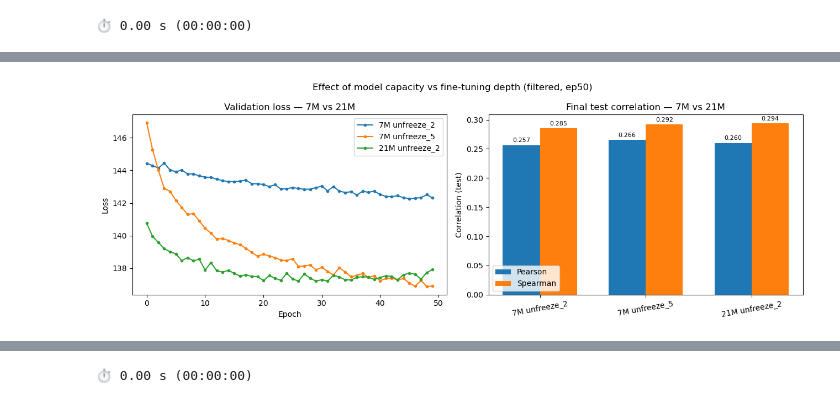
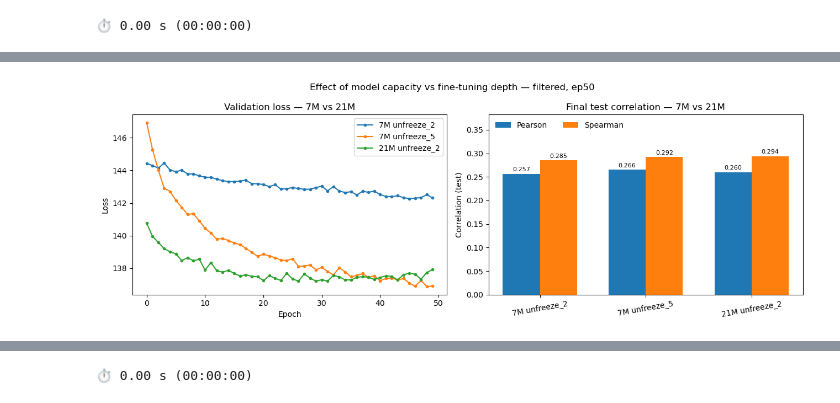
Before and after one commit to ml4rg26-deconvgclip/parnet--globalclip-head, a Jupyter notebook: notebooks/globalclip-head/05_comparison_plots.ipynb, the cells around one changed output, grey strips where cells are left out. Cells and saved outputs as stored; diff of their text form; code cells hidden in the pictures.

```diff
--- a/notebooks/globalclip-head/05_comparison_plots.ipynb
+++ b/notebooks/globalclip-head/05_comparison_plots.ipynb
@@ -157,12 +156,13 @@ axes[1].set_xticks(x)
 axes[1].set_xticklabels(labels)
 axes[1].set_ylabel("Correlation (test)")
 axes[1].set_title("Final test correlation — filtered vs raw")
+axes[1].set_ylim(0, max(pearson_vals + spearman_vals) * 1.25)
 axes[1].legend()
 for i, (p, s) in enumerate(zip(pearson_vals, spearman_vals)):
     axes[1].text(i - w/2, p + 0.005, f"{p:.3f}", ha="center", fontsize=8)
     axes[1].text(i + w/2, s + 0.005, f"{s:.3f}", ha="center", fontsize=8)
 
-plt.suptitle("Impact of outlier filtering (unfreeze_last_2, ep50)")
+plt.suptitle("Impact of outlier filtering — unfreeze_last_2, ep50")
 plt.tight_layout()
 plt.savefig(FIGURES_DIR / "comparison_filtered_vs_raw.png", dpi=150, bbox_inches="tight")
 plt.show()
@@ -184,7 +184,7 @@ for label, run in RUNS_UNFREEZE_DEPTH.items():
 axes[0].set_title("Validation loss — unfreeze depth")
 axes[0].set_xlabel("Epoch")
 axes[0].set_ylabel("Loss")
-axes[0].legend()
+axes[0].legend(loc="center right", bbox_to_anchor=(1.0, 0.6))
 
 # ── Final Pearson/Spearman bars ────────────────────────────────────────────────
 labels, pearson_vals, spearman_vals = [], [], []
@@ -203,12 +203,13 @@ axes[1].set_xticks(x)
 axes[1].set_xticklabels(labels, rotation=15)
 axes[1].set_ylabel("Correlation (test)")
 axes[1].set_title("Final test correlation — unfreeze depth")
-axes[1].legend()
+axes[1].set_ylim(0, max(pearson_vals + spearman_vals) * 1.3)
+axes[1].legend(loc="upper left", ncol=2, frameon=False)
 for i, (p, s) in enumerate(zip(pearson_vals, spearman_vals)):
     axes[1].text(i - w/2, p + 0.005, f"{p:.3f}", ha="center", fontsize=8)
     axes[1].text(i + w/2, s + 0.005, f"{s:.3f}", ha="center", fontsize=8)
 
-plt.suptitle("Effect of unfreezing depth (filtered, ep50)")
+plt.suptitle("Effect of unfreezing depth — filtered, ep50")
 plt.tight_layout()
 plt.savefig(FIGURES_DIR / "comparison_unfreeze_depth.png", dpi=150, bbox_inches="tight")
 plt.show()
@@ -254,33 +255,34 @@ for label, run in RUNS_MODEL_SIZE.items():
 axes[0].set_title("Validation loss — 7M vs 21M")
 axes[0].set_xlabel("Epoch")
 axes[0].set_ylabel("Loss")
 axes[0].legend()
 
 # ── Final Pearson/Spearman bars ────────────────────────────────────────────────
 labels, pearson_vals, spearman_vals = [], [], []
 for label, run in RUNS_MODEL_SIZE.items():
     ev = load_test_eval(run)
     if ev:
         labels.append(label)
         pearson_vals.append(ev["pearson_mean"])
         spearman_vals.append(ev["spearman_mean"])
 
 x = np.arange(len(labels))
 w = 0.35
 axes[1].bar(x - w/2, pearson_vals, w, label="Pearson")
 axes[1].bar(x + w/2, spearman_vals, w, label="Spearman")
 axes[1].set_xticks(x)
 axes[1].set_xticklabels(labels, rotation=10)
 axes[1].set_ylabel("Correlation (test)")
 axes[1].set_title("Final test correlation — 7M vs 21M")
-axes[1].legend()
+axes[1].set_ylim(0, max(pearson_vals + spearman_vals) * 1.3)
+axes[1].legend(loc="upper left", ncol=2, frameon=False)
 for i, (p, s) in enumerate(zip(pearson_vals, spearman_vals)):
     axes[1].text(i - w/2, p + 0.005, f"{p:.3f}", ha="center", fontsize=8)
     axes[1].text(i + w/2, s + 0.005, f"{s:.3f}", ha="center", fontsize=8)
 
-plt.suptitle("Effect of model capacity vs fine-tuning depth (filtered, ep50)")
+plt.suptitle("Effect of model capacity vs fine-tuning depth — filtered, ep50")
 plt.tight_layout()
 plt.savefig(FIGURES_DIR / "comparison_model_size.png", dpi=150, bbox_inches="tight")
 plt.show()
 # %% [output]
-[figure, old version]
+[figure, new version]
```
Also changed, not shown: parts of 11 cells of this notebook.
